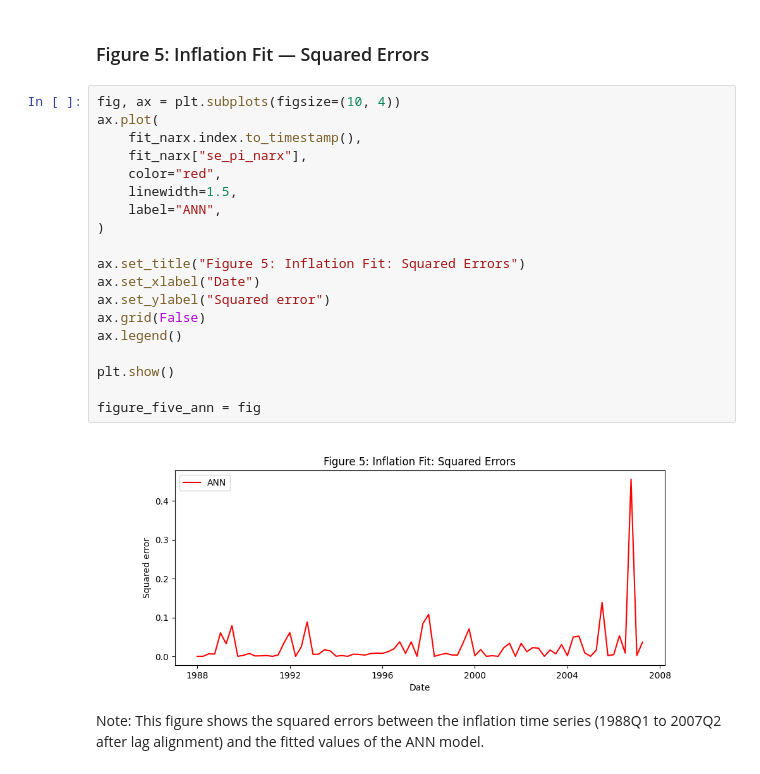
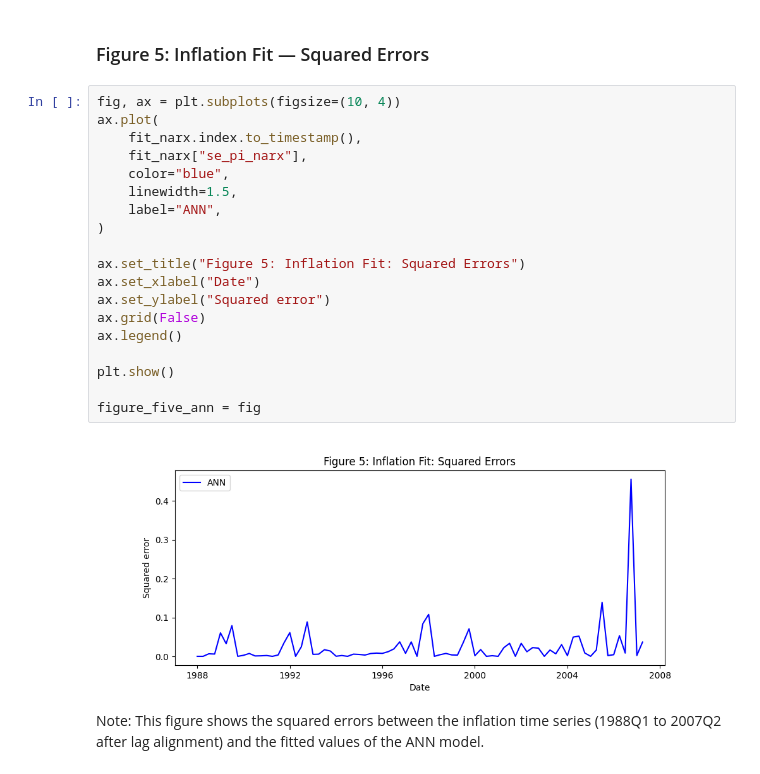
Before and after one commit to erskordi/Autonomous_Fed, a Jupyter notebook: notebooks/non_linear_environnment.ipynb, the cells around one changed output. Cells and saved outputs as stored; diff of their text form.

```diff
--- a/notebooks/non_linear_environnment.ipynb
+++ b/notebooks/non_linear_environnment.ipynb
@@ -1736,24 +1736,24 @@ Note: This figure shows the squared errors between the actual output-gap time se
 # %%
 fig, ax = plt.subplots(figsize=(10, 4))
 ax.plot(
     fit_narx.index.to_timestamp(),
     fit_narx["se_pi_narx"],
-    color="red",
+    color="blue",
     linewidth=1.5,
     label="ANN",
 )
 
 ax.set_title("Figure 5: Inflation Fit: Squared Errors")
 ax.set_xlabel("Date")
 ax.set_ylabel("Squared error")
 ax.grid(False)
 ax.legend()
 
 plt.show()
 
 figure_five_ann = fig
 # %% [output]
-[figure, old version]
+[figure, new version]
 # %% [markdown]
 Note: This figure shows the squared errors between the inflation time series (1988Q1 to 2007Q2 after lag alignment) and the fitted values of the ANN model.
 # %% [markdown]
```
Also changed, not shown: parts of 34 cells of this notebook, 11 other files.
